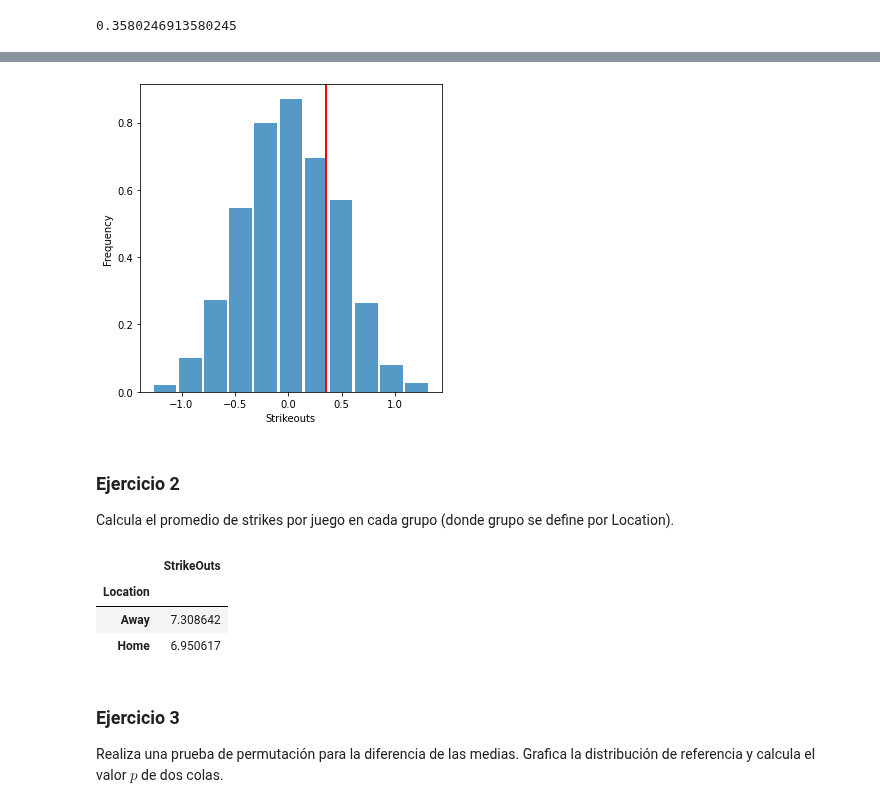
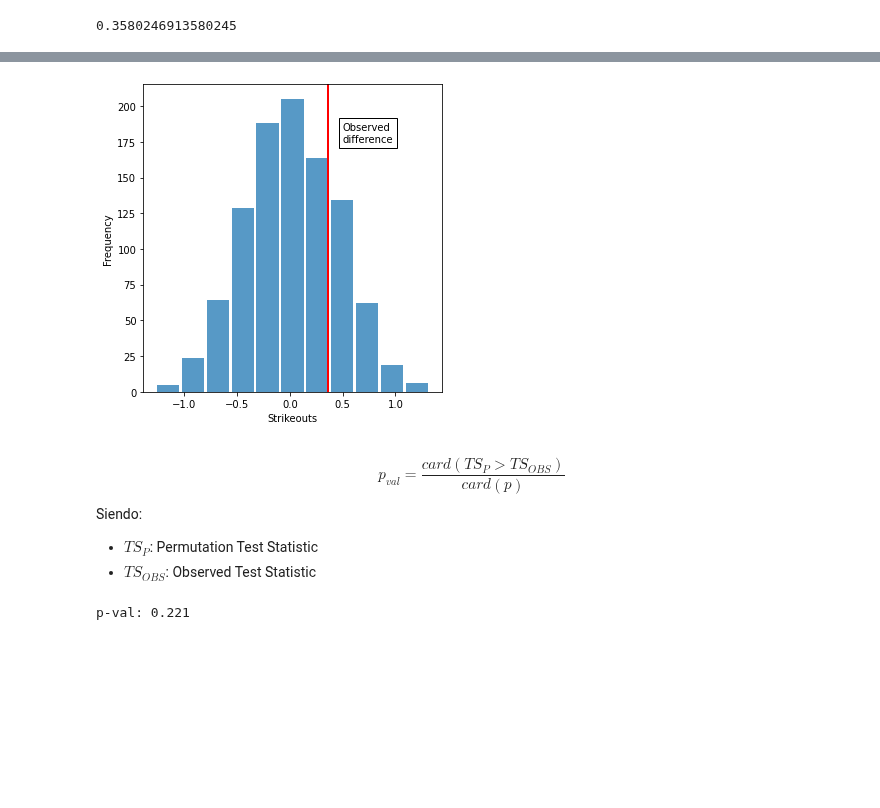
Before and after one commit to CAMM961001/itam-mcd, a Jupyter notebook: fundamentos-estadisticos/libros/pruebas_hipotesis.ipynb, the cells around one changed output, grey strips where cells are left out. Cells and saved outputs as stored; diff of their text form; code cells hidden in the pictures; blank space fills up the shorter version.

Commit message:
P-val ejercicio 1

```diff
--- a/fundamentos-estadisticos/libros/pruebas_hipotesis.ipynb
+++ b/fundamentos-estadisticos/libros/pruebas_hipotesis.ipynb
@@ -148,29 +164,26 @@ perm_fun(phillies['StrikeOuts'], nA, nB)
 # %%
+#Ejecutando 1,000 iteraciones
+n = 1_000
 random.seed(1)
-perm_diffs = [perm_fun(phillies['StrikeOuts'], nA, nB) for _ in range(1000)]
+perm_diffs = [perm_fun(phillies['StrikeOuts'], nA, nB) for _ in range(n)]
 
 fig, ax = plt.subplots(figsize=(5, 5))
 ax.hist(perm_diffs, bins=11, rwidth=0.9, alpha=0.75)
 ax.axvline(x = mean_b - mean_a, color='red', lw=2)
-#ax.text(0.5, 175, 'Observed\ndifference', bbox={'facecolor':'white'})
+ax.text(0.5, 175, 'Observed\ndifference', bbox={'facecolor':'white'})
 ax.set_xlabel('Strikeouts')
 ax.set_ylabel('Frequency')
 
 plt.tight_layout()
 plt.show()
 # %% [output]
-[figure, old version]
+[figure, new version]
-# %% [markdown]
-### Ejercicio 2
-Calcula el promedio de strikes por juego en cada grupo (donde grupo se define por Location).
-# %%
-phillies.groupby(by='Location').mean()[['StrikeOuts']]
-# %% [output]
-|  | StrikeOuts |
-| Location |  |
-| Away | 7.308642 |
-| Home | 6.950617 |
-# %% [markdown]
-### Ejercicio 3
-Realiza una prueba de permutación para la diferencia de las medias. Grafica la
-distribución de referencia y calcula el valor $p$ de dos colas.
+# %% [markdown]
+$$p_{val}=\frac{card(TS_{P}>TS_{OBS})}{card(p)}$$
+Siendo:
+* $TS_P$: Permutation Test Statistic
+* $TS_{OBS}$: Observed Test Statistic
+# %%
+print(f"p-val: {sum(perm_diffs > (mean_b - mean_a)) / n}")
+# %% [output]
+p-val: 0.221
```
Also changed, not shown: parts of 8 cells of this notebook.
